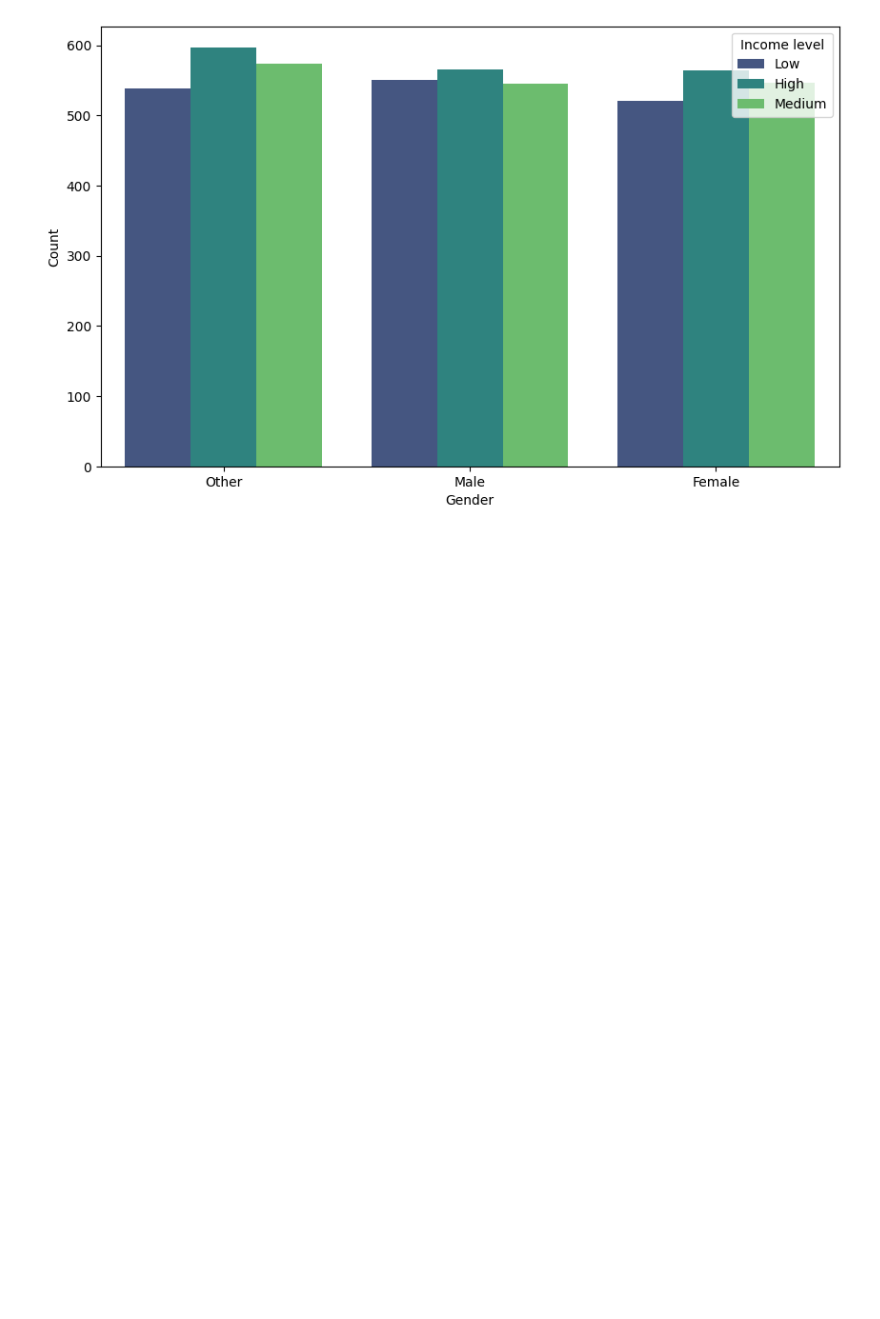
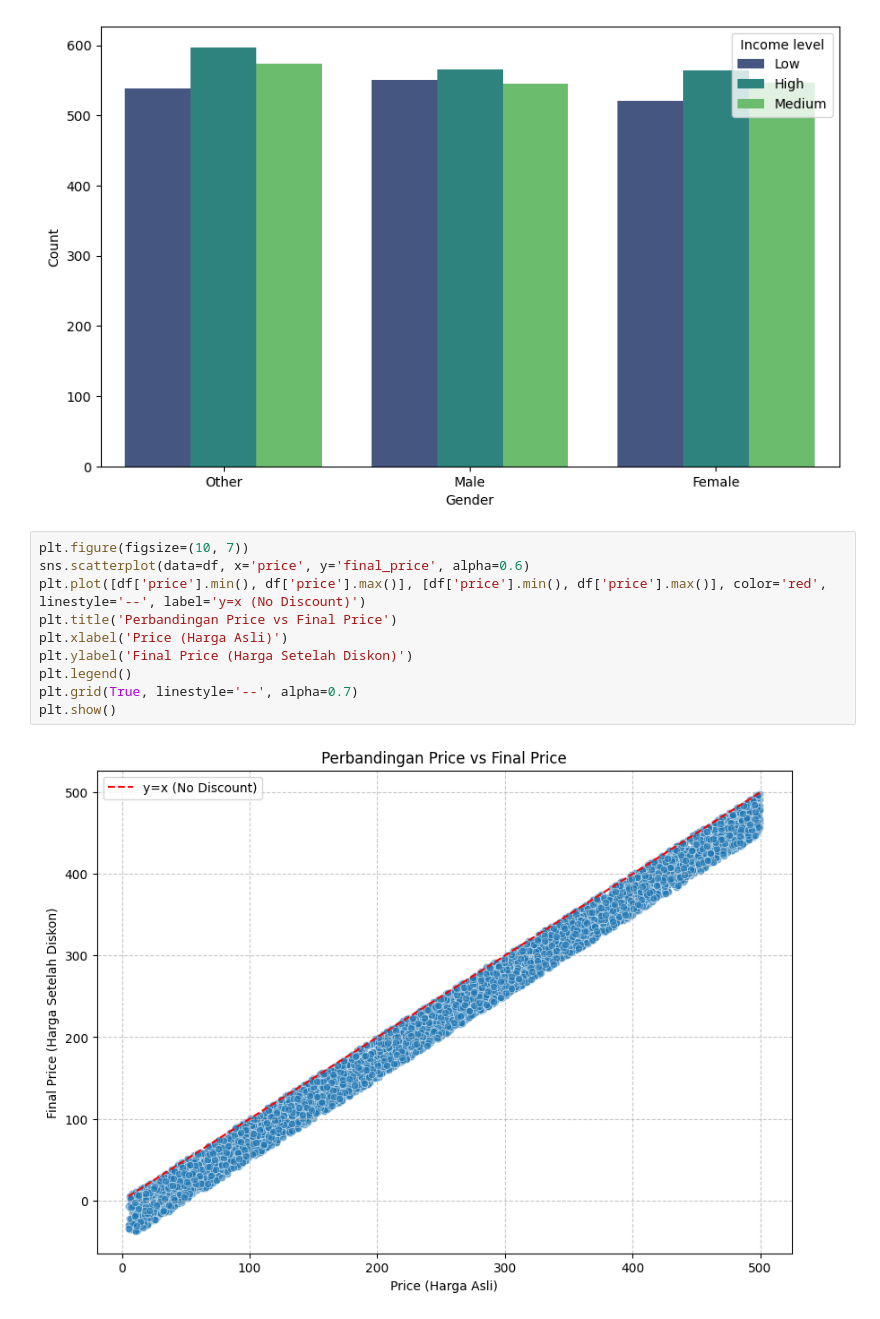
Before and after one commit to Arfan-Susanto/Projek-Data-Analyst, a Jupyter notebook: (Progress) Kaggle - AI-Driven Consumer Behavior/Progress.ipynb, the cells around one changed output. Drawn from its saved outputs; the diff is of its cells as text; blank space fills up the shorter version.

```diff
--- a/(Progress) Kaggle - AI-Driven Consumer Behavior/Progress.ipynb
+++ b/(Progress) Kaggle - AI-Driven Consumer Behavior/Progress.ipynb
@@ -332,3 +347,15 @@ plt.legend(title='Income level')
 plt.show()
 # %% [output]
 [figure]
+# %%
+plt.figure(figsize=(10, 7))
+sns.scatterplot(data=df, x='price', y='final_price', alpha=0.6)
+plt.plot([df['price'].min(), df['price'].max()], [df['price'].min(), df['price'].max()], color='red', linestyle='--', label='y=x (No Discount)')
+plt.title('Perbandingan Price vs Final Price')
+plt.xlabel('Price (Harga Asli)')
+plt.ylabel('Final Price (Harga Setelah Diskon)')
+plt.legend()
+plt.grid(True, linestyle='--', alpha=0.7)
+plt.show()
+# %% [output]
+[figure, added]
```
Also changed, not shown: parts of 9 cells of this notebook.
